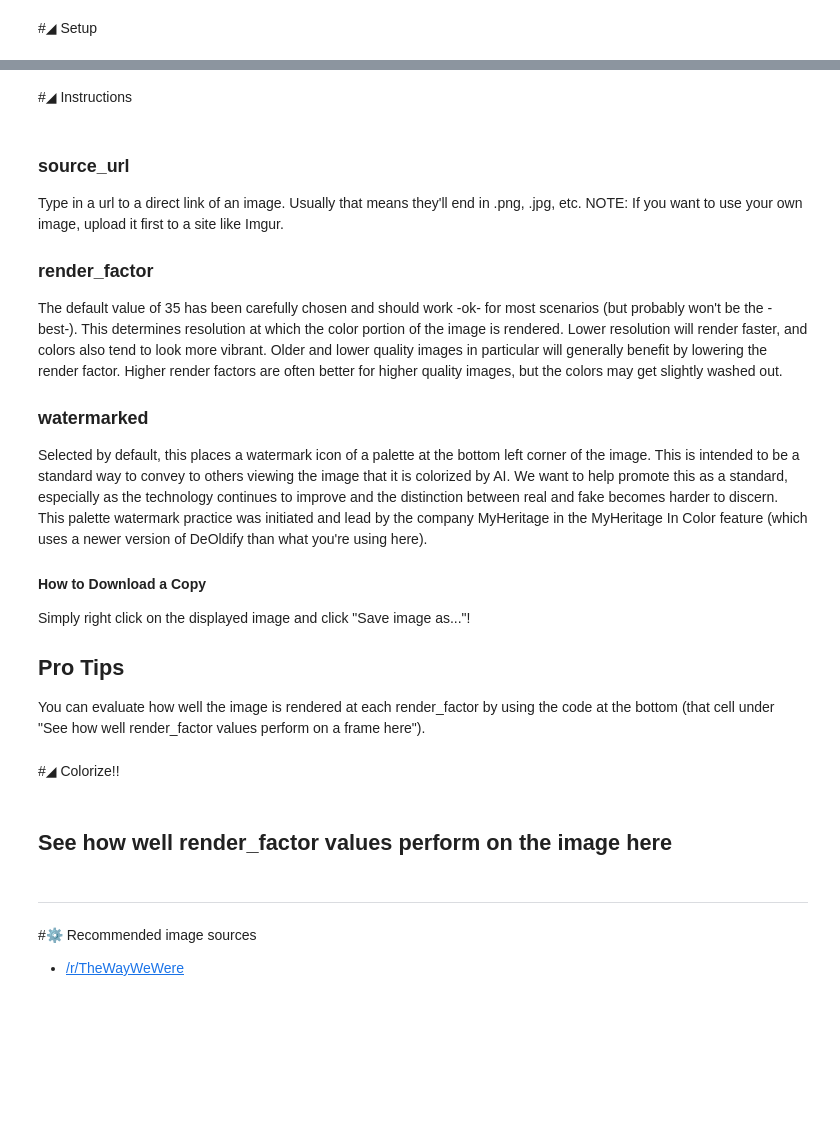
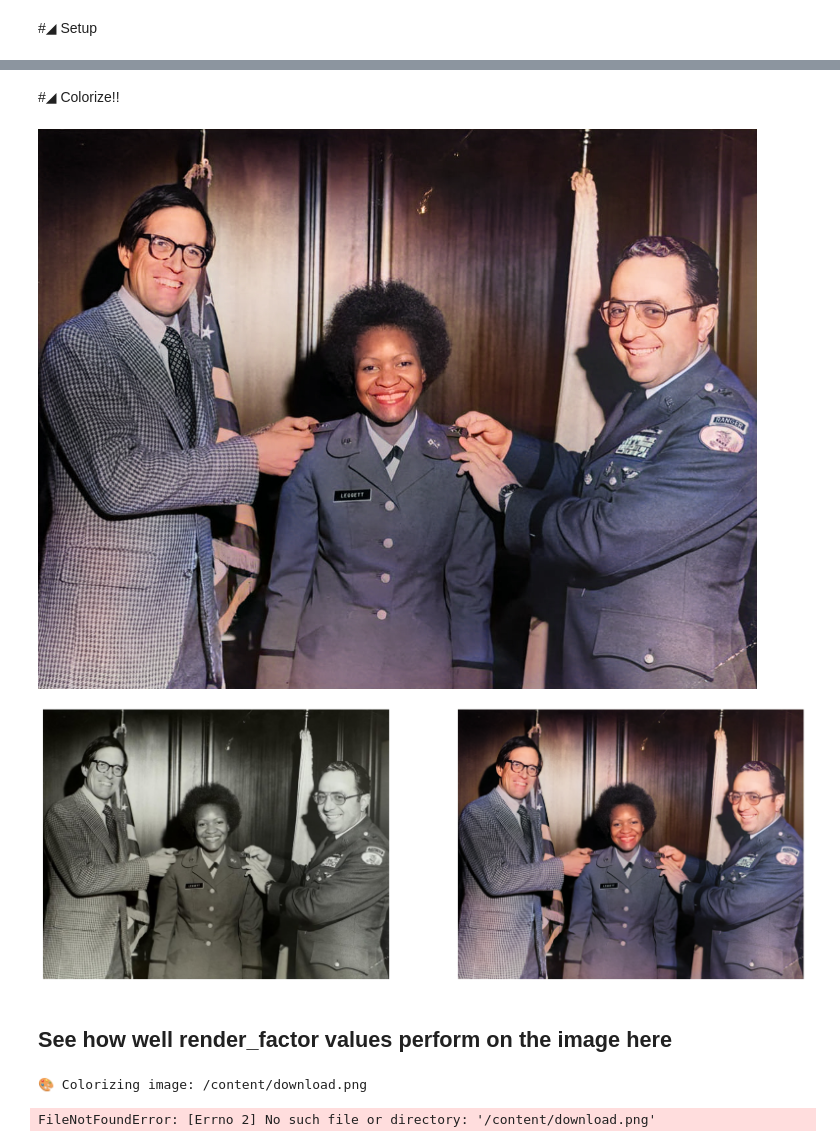
Before and after one commit to siddu1134/siddu, a Jupyter notebook: ImageColorizerColab.ipynb, the cells around one changed output, grey strips where cells are left out. Drawn from its saved outputs; the diff is of its cells as text; code cells hidden in the pictures; blank space fills up the shorter version.

```diff
--- a/ImageColorizerColab.ipynb
+++ b/ImageColorizerColab.ipynb
@@ -59,18 +99,0 @@ colorizer = get_image_colorizer(artistic=True)
-# %% [markdown]
-#◢ Instructions
-# %% [markdown]
-### source_url
-Type in a url to a direct link of an image.  Usually that means they'll end in .png, .jpg, etc. NOTE: If you want to use your own image, upload it first to a site like Imgur.
-
-### render_factor
-The default value of 35 has been carefully chosen and should work -ok- for most scenarios (but probably won't be the -best-). This determines resolution at which the color portion of the image is rendered. Lower resolution will render faster, and colors also tend to look more vibrant. Older and lower quality images in particular will generally benefit by lowering the render factor. Higher render factors are often better for higher quality images, but the colors may get slightly washed out.
-
-### watermarked
-Selected by default, this places a watermark icon of a palette at the bottom left corner of the image.  This is intended to be a standard way to convey to others viewing the image that it is colorized by AI. We want to help promote this as a standard, especially as the technology continues to improve and the distinction between real and fake becomes harder to discern. This palette watermark practice was initiated and lead by the company MyHeritage in the MyHeritage In Color feature (which uses a newer version of DeOldify than what you're using here).
-
-#### How to Download a Copy
-Simply right click on the displayed image and click "Save image as..."!
-
-## Pro Tips
-
-You can evaluate how well the image is rendered at each render_factor by using the code at the bottom (that cell under "See how well render_factor values perform on a frame here").
@@ -77,15 +113,18 @@ You can evaluate how well the image is rendered at each render_factor by using t
 # %% [markdown]
 #◢ Colorize!!
 # %%
-source_url = '' #@param {type:"string"}
+source_url = 'https://preview.redd.it/my-mom-linda-the-first-black-woman-to-complete-delawares-v0-nxwhvsvhn9df1.jpg?width=1080&crop=smart&auto=webp&s=5ffa2b85b05669ff3211e011d8124daac3e52723' #@param {type:"string"}
 render_factor = 35  #@param {type: "slider", min: 7, max: 40}
-watermarked = True #@param {type:"boolean"}
+watermarked = False #@param {type:"boolean"}
 
 if source_url is not None and source_url !='':
     image_path = colorizer.plot_transformed_image_from_url(url=source_url, render_factor=render_factor, compare=True, watermarked=watermarked)
     show_image_in_notebook(image_path)
 else:
     print('Provide an image url and try again.')
+# %% [output]
+[figure, added]
+[figure, added]
 # %% [markdown]
 ## See how well render_factor values perform on the image here
 # %%
@@ -93,5 +135,10 @@ for i in range(10,40,2):
     colorizer.plot_transformed_image('test_images/image.png', render_factor=i, display_render_factor=True, figsize=(8,8))
-# %% [markdown]
----
-#⚙ Recommended image sources
-* [/r/TheWayWeWere](https://www.reddit.com/r/TheWayWeWere/)
+# %%
+# If your image is named 'download.png'
+colorize_media('/content/download.png', render_factor=35)
+
+# If your video is named 'my_clip.mp4'
+colorize_media('/content/my_clip.mp4', render_factor=21)
+# %% [output]
+🎨 Colorizing image: /content/download.png
+FileNotFoundError: [Errno 2] No such file or directory: '/content/download.png'
```
Also changed, not shown: parts of 11 cells of this notebook.
